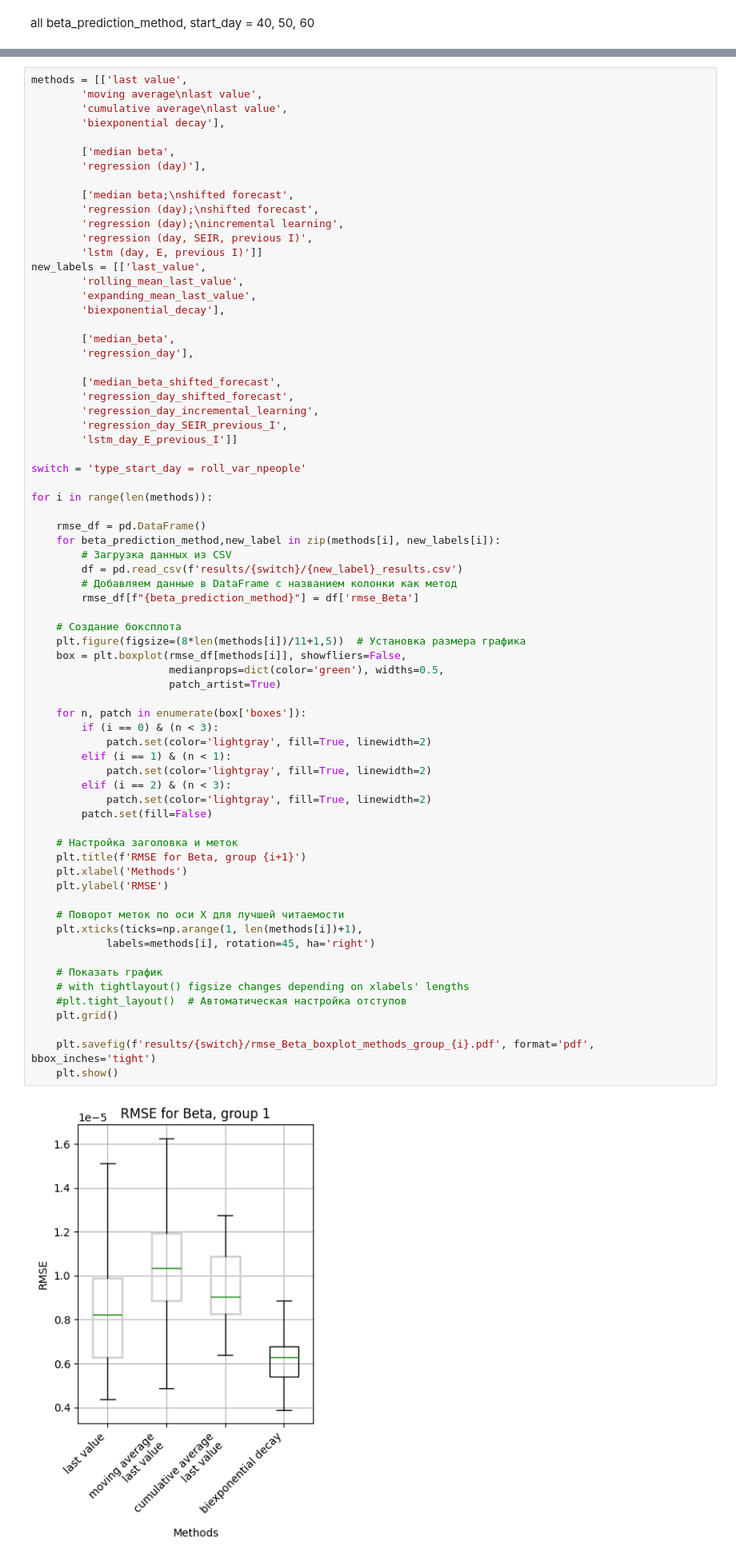
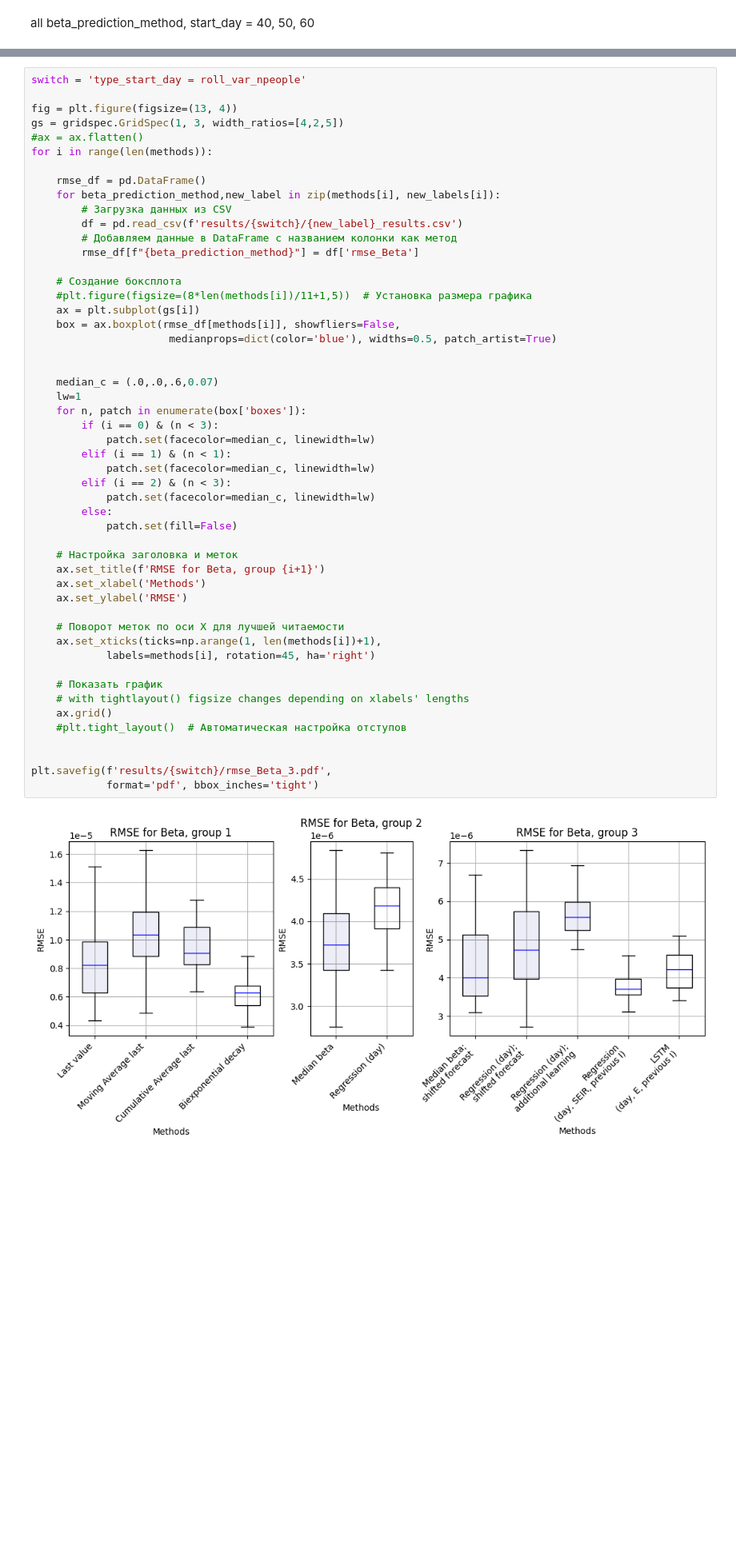
Before and after one commit to vnleonenko/Network_hybrid, a Jupyter notebook: plot_methods.ipynb, the cells around one changed output, grey strips where cells are left out. Shown at 80% size. Drawn from its saved outputs; the diff is of its cells as text; blank space fills up the shorter version.

```diff
--- a/plot_methods.ipynb
+++ b/plot_methods.ipynb
@@ -916,72 +901,53 @@ for day in days:
 # %%
-methods = [['last value',
-        'moving average\nlast value',
-        'cumulative average\nlast value',
-        'biexponential decay'],
-
-        ['median beta',
-        'regression (day)'],
-
-        ['median beta;\nshifted forecast',
-        'regression (day);\nshifted forecast',
-        'regression (day);\nincremental learning',
-        'regression (day, SEIR, previous I)',
-        'lstm (day, E, previous I)']]
-new_labels = [['last_value',
-        'rolling_mean_last_value',
-        'expanding_mean_last_value',
-        'biexponential_decay'],
-
-        ['median_beta',
-        'regression_day'],
-
-        ['median_beta_shifted_forecast',
-        'regression_day_shifted_forecast',
-        'regression_day_incremental_learning',
-        'regression_day_SEIR_previous_I',
-        'lstm_day_E_previous_I']]
-
 switch = 'type_start_day = roll_var_npeople'
 
+fig = plt.figure(figsize=(13, 4))
+gs = gridspec.GridSpec(1, 3, width_ratios=[4,2,5])
+#ax = ax.flatten()
 for i in range(len(methods)):
 
     rmse_df = pd.DataFrame()
     for beta_prediction_method,new_label in zip(methods[i], new_labels[i]):
         # Загрузка данных из CSV
         df = pd.read_csv(f'results/{switch}/{new_label}_results.csv')
         # Добавляем данные в DataFrame с названием колонки как метод
         rmse_df[f"{beta_prediction_method}"] = df['rmse_Beta']
 
     # Создание боксплота
-    plt.figure(figsize=(8*len(methods[i])/11+1,5))  # Установка размера графика
-    box = plt.boxplot(rmse_df[methods[i]], showfliers=False,
-                      medianprops=dict(color='green'), widths=0.5,
-                      patch_artist=True)
+    #plt.figure(figsize=(8*len(methods[i])/11+1,5))  # Установка размера графика
+    ax = plt.subplot(gs[i])
+    box = ax.boxplot(rmse_df[methods[i]], showfliers=False,
+                      medianprops=dict(color='blue'), widths=0.5, patch_artist=True)
 
+
+    median_c = (.0,.0,.6,0.07)
+    lw=1
     for n, patch in enumerate(box['boxes']):
         if (i == 0) & (n < 3):
-            patch.set(color='lightgray', fill=True, linewidth=2)
+            patch.set(facecolor=median_c, linewidth=lw)
         elif (i == 1) & (n < 1):
-            patch.set(color='lightgray', fill=True, linewidth=2)
+            patch.set(facecolor=median_c, linewidth=lw)
         elif (i == 2) & (n < 3):
-            patch.set(color='lightgray', fill=True, linewidth=2)
-        patch.set(fill=False)
+            patch.set(facecolor=median_c, linewidth=lw)
+        else:
+            patch.set(fill=False)
 
     # Настройка заголовка и меток
-    plt.title(f'RMSE for Beta, group {i+1}')
-    plt.xlabel('Methods')
-    plt.ylabel('RMSE')
+    ax.set_title(f'RMSE for Beta, group {i+1}')
+    ax.set_xlabel('Methods')
+    ax.set_ylabel('RMSE')
 
     # Поворот меток по оси X для лучшей читаемости
-    plt.xticks(ticks=np.arange(1, len(methods[i])+1),
+    ax.set_xticks(ticks=np.arange(1, len(methods[i])+1),
             labels=methods[i], rotation=45, ha='right')
 
     # Показать график
     # with tightlayout() figsize changes depending on xlabels' lengths
+    ax.grid()
     #plt.tight_layout()  # Автоматическая настройка отступов
-    plt.grid()
 
-    plt.savefig(f'results/{switch}/rmse_Beta_boxplot_methods_group_{i}.pdf', format='pdf', bbox_inches='tight')
-    plt.show()
+
+plt.savefig(f'results/{switch}/rmse_Beta_3.pdf',
+            format='pdf', bbox_inches='tight')
 # %% [output]
-[figure, old version]
+[figure, new version]
```
Also changed, not shown: parts of 6 cells of this notebook, 8 other files.
